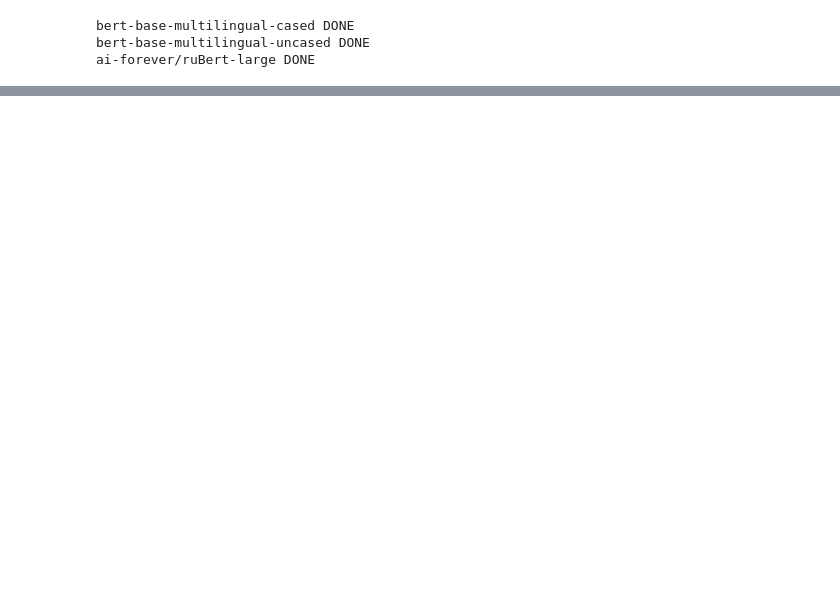
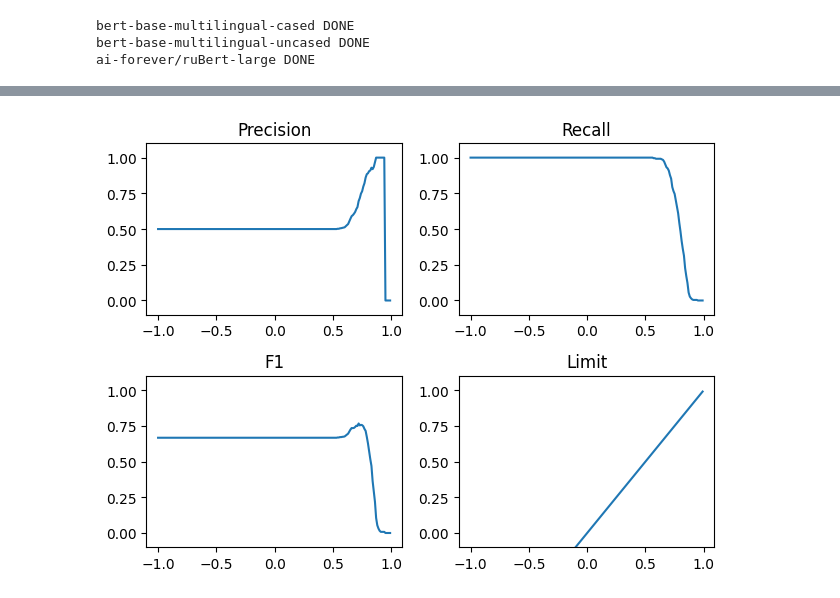
Before and after one commit to Mermutef/texts-similarity, a Jupyter notebook: notebooks/pretrained/pretrained.ipynb, the cells around one changed output, grey strips where cells are left out. Cells and saved outputs as stored; diff of their text form; code cells hidden in the pictures; blank space fills up the shorter version.

```diff
--- a/notebooks/pretrained/pretrained.ipynb
+++ b/notebooks/pretrained/pretrained.ipynb
@@ -44,23 +58,87 @@ bert_models = [
     "bert-base-multilingual-uncased",
     "ai-forever/ruBert-large",
 ]
-df = pd.read_csv(f"{PROJECT_ROOT}/small_binary_corpus.csv")
+corpus = "extended_corpus.csv"
+df = pd.read_csv(f"{PROJECT_ROOT}/{corpus}")
 res = None
 for model in bert_models:
-    res = bert(df, model)
-    with open(f"{model.replace("/", "_")}-embeddings.pickle", "wb") as file:
+    res = bert_embeddings(df, model)
+    with open(f"{model.replace("/", "_")}-{corpus}-embeddings.pickle", "wb") as file:
         pickle.dump(res, file)
 # %% [output]
 bert-base-multilingual-cased DONE
 bert-base-multilingual-uncased DONE
 ai-forever/ruBert-large DONE
 # %%
-with open("bert-base-multilingual-cased-embeddings.pickle", "rb") as file:
-    res = pickle.load(file)
-X = res["X"]
-true_answer = res["true_answer"]
-y = res["y"]
+for model_name in bert_models:
+    with open(f"{model_name.replace("/", "_")}-{corpus}-embeddings.pickle", "rb") as file:
+        res = pickle.load(file)
+    X = np.array(res["X"])
+    true_answers = np.array(res["true_answers"])
+    y = np.array(res["y"])
 
-preds = []
-for i in range(len(X)):
-    preds.append(cosine_similarity([X[i]], [true_answer])[0][0])
+    preds = []
+    for i in range(len(X)):
+        preds.append(cosine_similarity([X[i]], [true_answers[i]])[0][0])
+
+    precisions = []
+    recalls = []
+    f1s = []
+    limits = []
+    for i in range(20):
+        for j in range(10):
+            limit = -1 + i / 10 + j / 100
+            limits.append(limit)
+            limited_preds = np.array([1 if pred > limit else 0 for pred in preds])
+            precision = precision_score(y, limited_preds, average="binary", zero_division=0)
+            recall = recall_score(y, limited_preds, average="binary", zero_division=0)
+            f1 = f1_score(y, limited_preds, average="binary", zero_division=0)
+            precisions.append(precision)
+            recalls.append(recall)
+            f1s.append(f1)
+
+    print(f"{model_name.replace("/", "_")}-{corpus}")
+
+    x = limits
+
+    y1 = precisions
+    y2 = recalls
+    y3 = f1s
+
+    figure, axis = plt.subplots(2, 2)
+
+    axis[0, 0].plot(x, y1)
+    axis[0, 0].set_title("Precision")
+    axis[0, 0].set_ylim((-0.1, 1.1))
+
+    axis[0, 1].plot(x, y2)
+    axis[0, 1].set_title("Recall")
+    axis[0, 1].set_ylim((-0.1, 1.1))
+
+    axis[1, 0].plot(x, y3)
+    axis[1, 0].set_title("F1")
+    axis[1, 0].set_ylim((-0.1, 1.1))
+
+    axis[1, 1].plot(x, x)
+    axis[1, 1].set_title("Limit")
+    axis[1, 1].set_ylim((-0.1, 1.1))
+
+    figure.tight_layout()
+    plt.show()
+
+    max_prec = max(precisions)
+    max_rec = max(recalls)
+    max_f1 = max(f1s)
+
+    prec_lim = limits[len(f1s) - precisions[::-1].index(max_prec)]
+    rec_lim = limits[len(f1s) - recalls[::-1].index(max_rec)]
+    f1_idx = len(f1s) - f1s[::-1].index(max_f1)
+    f1_lim = limits[f1_idx]
+
+    print(f"Best F1 {max_f1:.3f} on {f1_lim:.2f}")
+    print(f"Best Precision {max_prec:.3f} on {prec_lim:.2f}")
+    print(f"Best Recall {max_rec:.3f} on {rec_lim:.2f}")
+    print(f"\nMetrics on best F1, limit = {f1_lim:.2f}")
+    print(f"F1 {max_f1:.3f}\nPrecision {precisions[f1_idx]:.3f}\nRecall {recalls[f1_idx]:.3f}")
+    print()
+# %% [output]
@@ -66,0 +146 @@ for i in range(len(X)):
+[figure, added]
```
Also changed, not shown: parts of 9 cells of this notebook, 4 other files.
